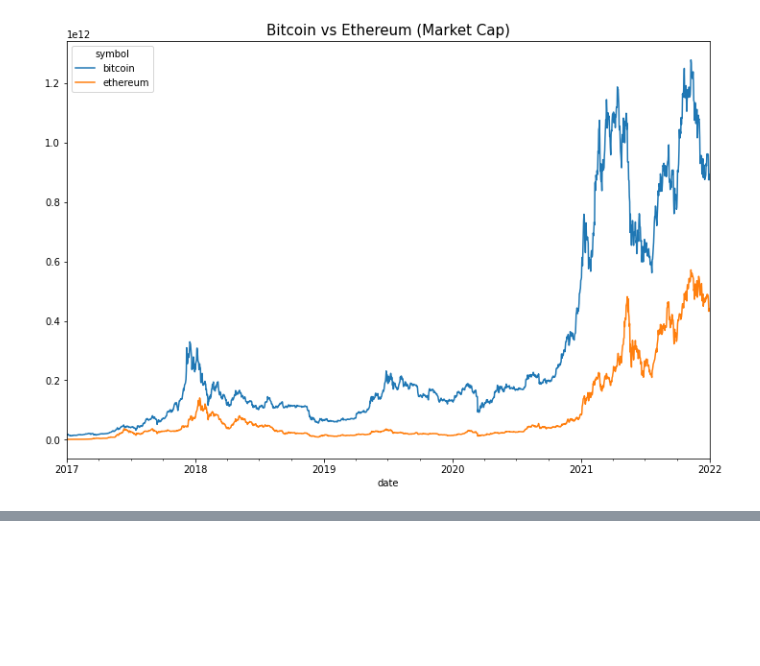
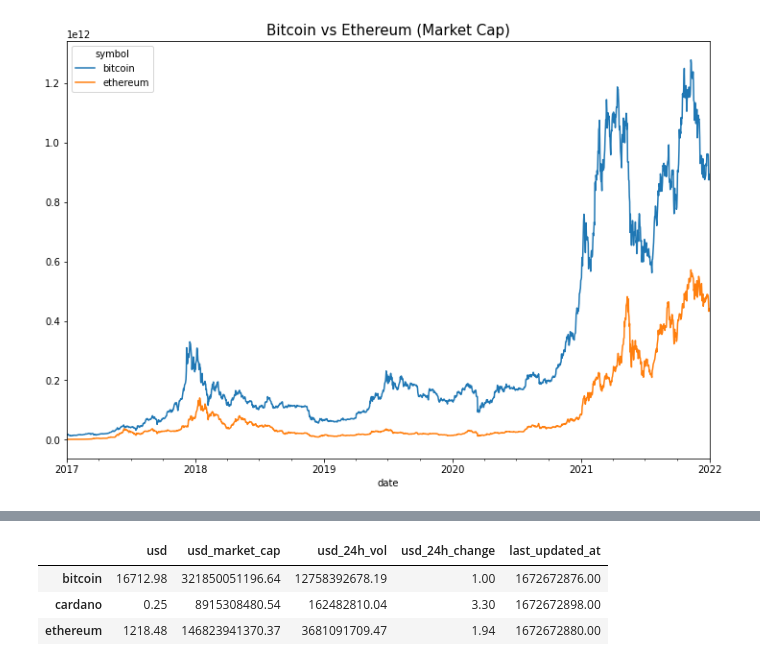
Before and after one commit to Jayce77/pythonDataCookbook, a Jupyter notebook: WorkingWithCoinGeckoData.ipynb, the cells around one changed output, grey strips where cells are left out. Cells and saved outputs as stored; diff of their text form; code cells hidden in the pictures; blank space fills up the shorter version.

Commit message:
Working with CoinGecko Data API client and simple calls

```diff
--- a/WorkingWithCoinGeckoData.ipynb
+++ b/WorkingWithCoinGeckoData.ipynb
@@ -606,0 +611,3 @@ plt.show()
+# %%
+cg = CoinGeckoAPI()
+cg
@@ -606,0 +685,5 @@ plt.show()
+# %%
+data = cg.get_price(ids=['bitcoin', 'cardano', 'ethereum'], vs_currencies='usd',
+                    include_market_cap=True, include_24hr_vol=True,
+                    include_24hr_change=True, include_last_updated_at=True)
+data
@@ -606,0 +706,7 @@ plt.show()
+# %%
+pd.DataFrame(data).T
+# %% [output]
+|  | usd | usd_market_cap | usd_24h_vol | usd_24h_change | last_updated_at |
+| bitcoin | 16712.98 | 321850051196.64 | 12758392678.19 | 1.00 | 1672672876.00 |
+| cardano | 0.25 | 8915308480.54 | 162482810.04 | 3.30 | 1672672898.00 |
+| ethereum | 1218.48 | 146823941370.37 | 3681091709.47 | 1.94 | 1672672880.00 |
```
Also changed, not shown: parts of 16 cells of this notebook.
